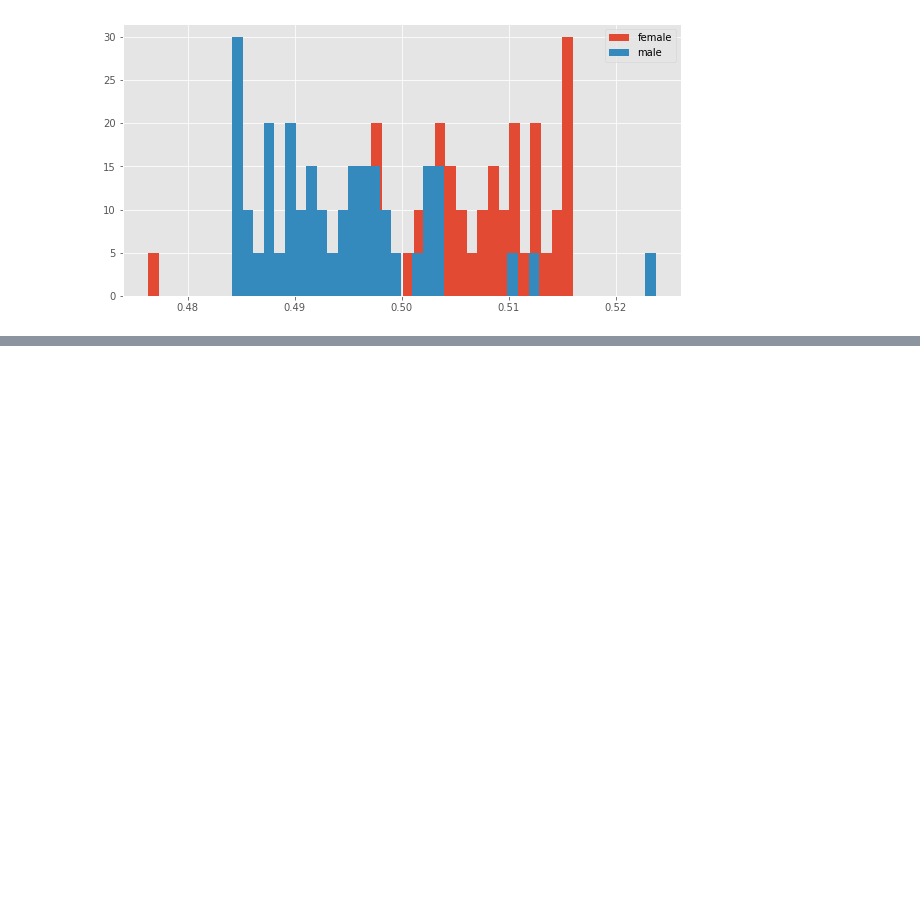
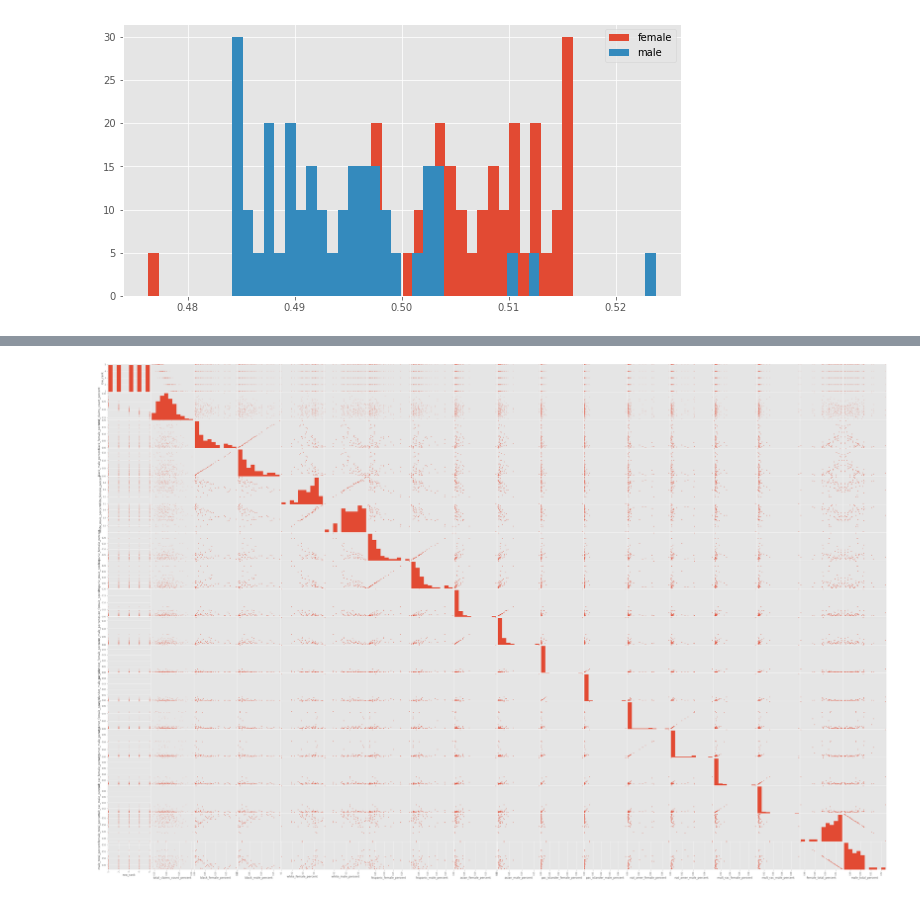
Before and after one commit to Prvargas/Where_Are_The_Drugs, a Jupyter notebook: Health_Care_Query_Clean.ipynb, the cells around one changed output, grey strips where cells are left out. Saved outputs shown, nothing was run; the diff lists cells and outputs as text; code cells hidden in the pictures; blank space fills up the shorter version.

```diff
--- a/Health_Care_Query_Clean.ipynb
+++ b/Health_Care_Query_Clean.ipynb
@@ -395,0 +443,6 @@ r value = 0.9999999999999051
+# %%
+#The scatter matrix will allow us to see if there are any variables that are normally distributed
+( pd.plotting.scatter_matrix(consol_percent_2014_df.applymap(lambda x:x*1),
+                            alpha=0.2, figsize=(60,40), diagonal='hist') );
+# %% [output]
+[figure, added]
```
Also changed, not shown: parts of 21 cells of this notebook, 13 other files.
